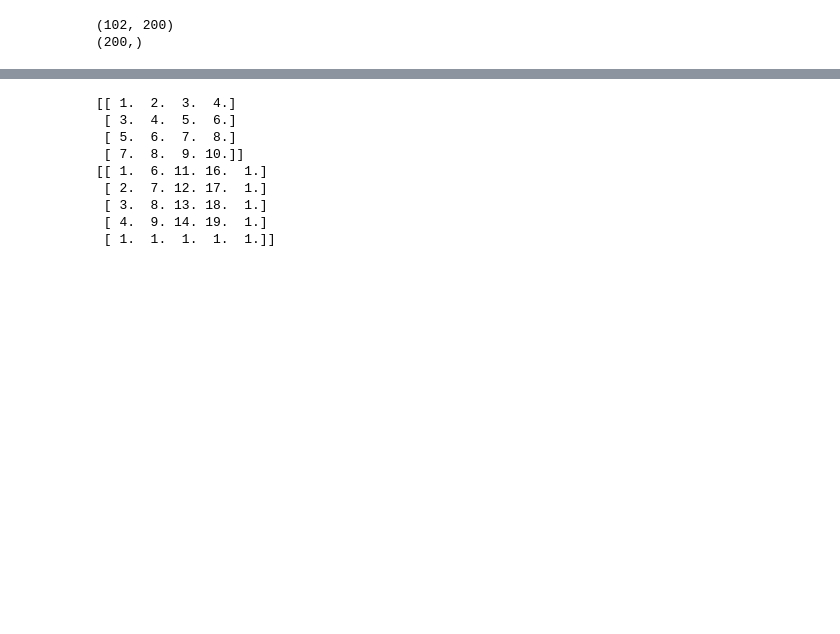
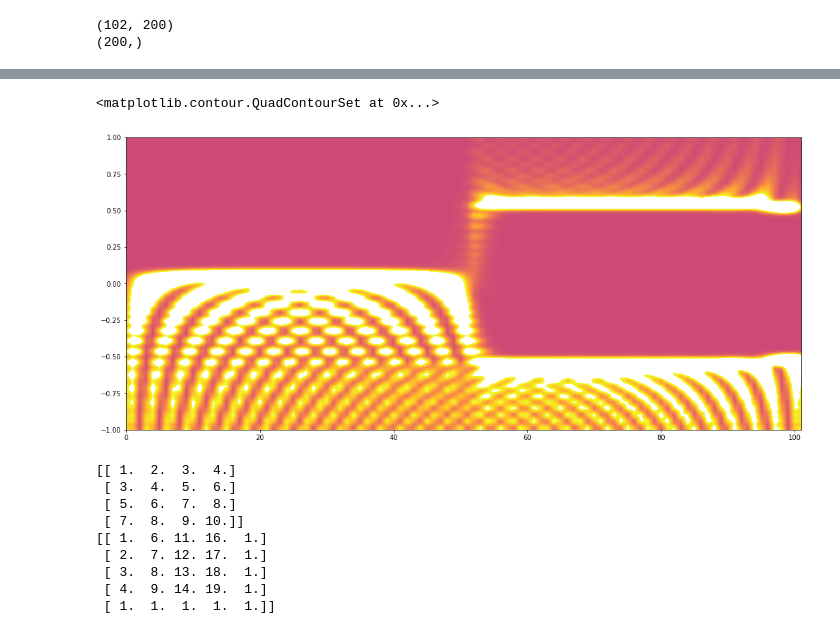
Before and after one commit to martinedyring/FysMat.SpinOrbitJosephsonJunction, a Jupyter notebook: Prosjektoppgave/Notebooks/untitled.ipynb, the cells around one changed output, grey strips where cells are left out. Saved outputs shown, nothing was run; the diff lists cells and outputs as text; code cells hidden in the pictures; blank space fills up the shorter version.

```diff
--- a/Prosjektoppgave/Notebooks/untitled.ipynb
+++ b/Prosjektoppgave/Notebooks/untitled.ipynb
@@ -67,3 +98,9 @@ plot_density_of_states(es, ldos)
+# %%
+fig, ax = plt.subplots(figsize=(18, 8))
+ax.contourf(np.arange(102), es, ldos.T, cmap=cm.plasma, levels=np.linspace(0, 100, 100))
+# %% [output]
+<matplotlib.contour.QuadContourSet at 0x...>
+[figure, added]
 # %%
 import numpy as np
 a = np.ones((4,4))
```
Also changed, not shown: parts of 7 cells of this notebook, 4 other files.
